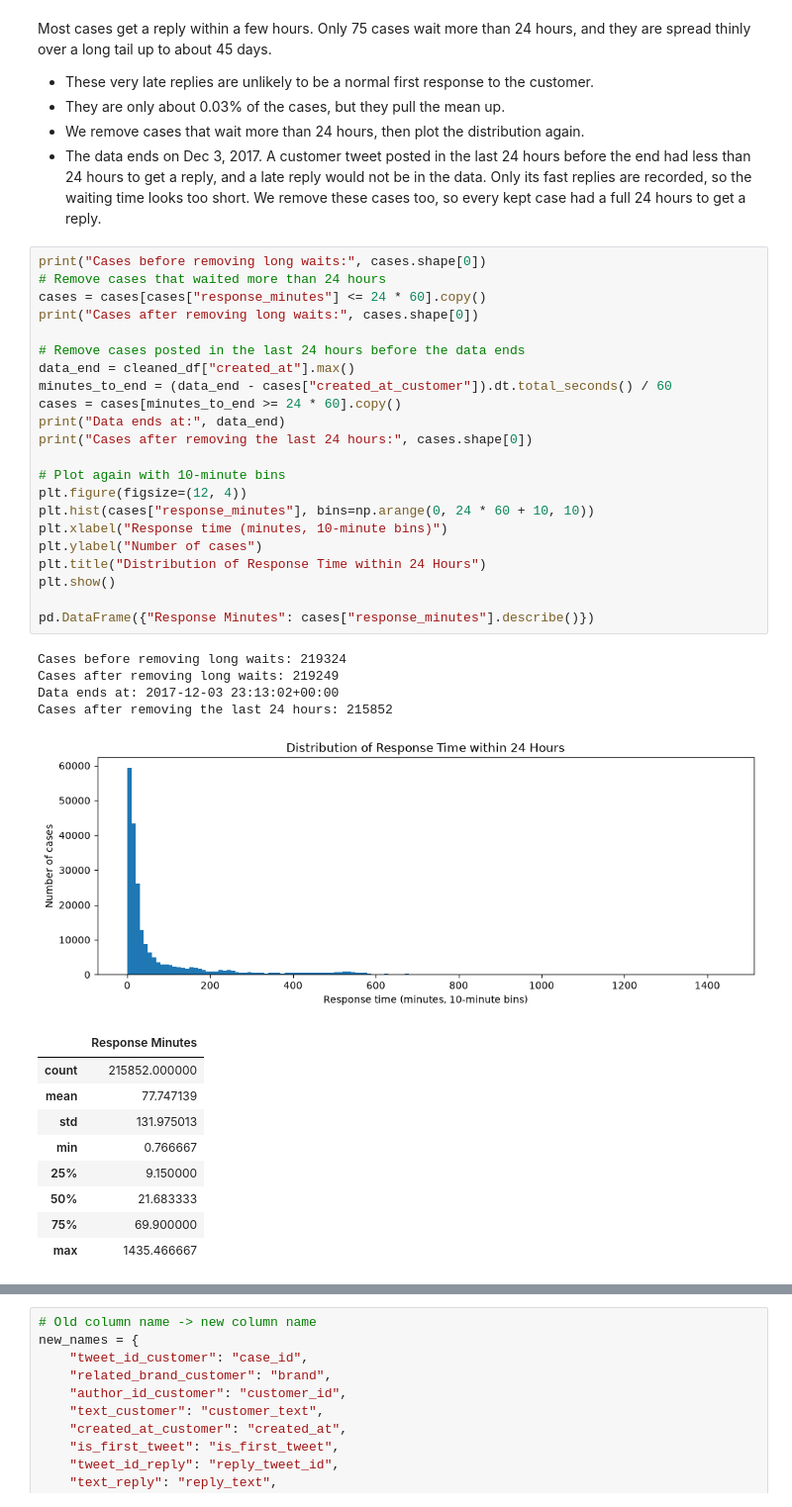
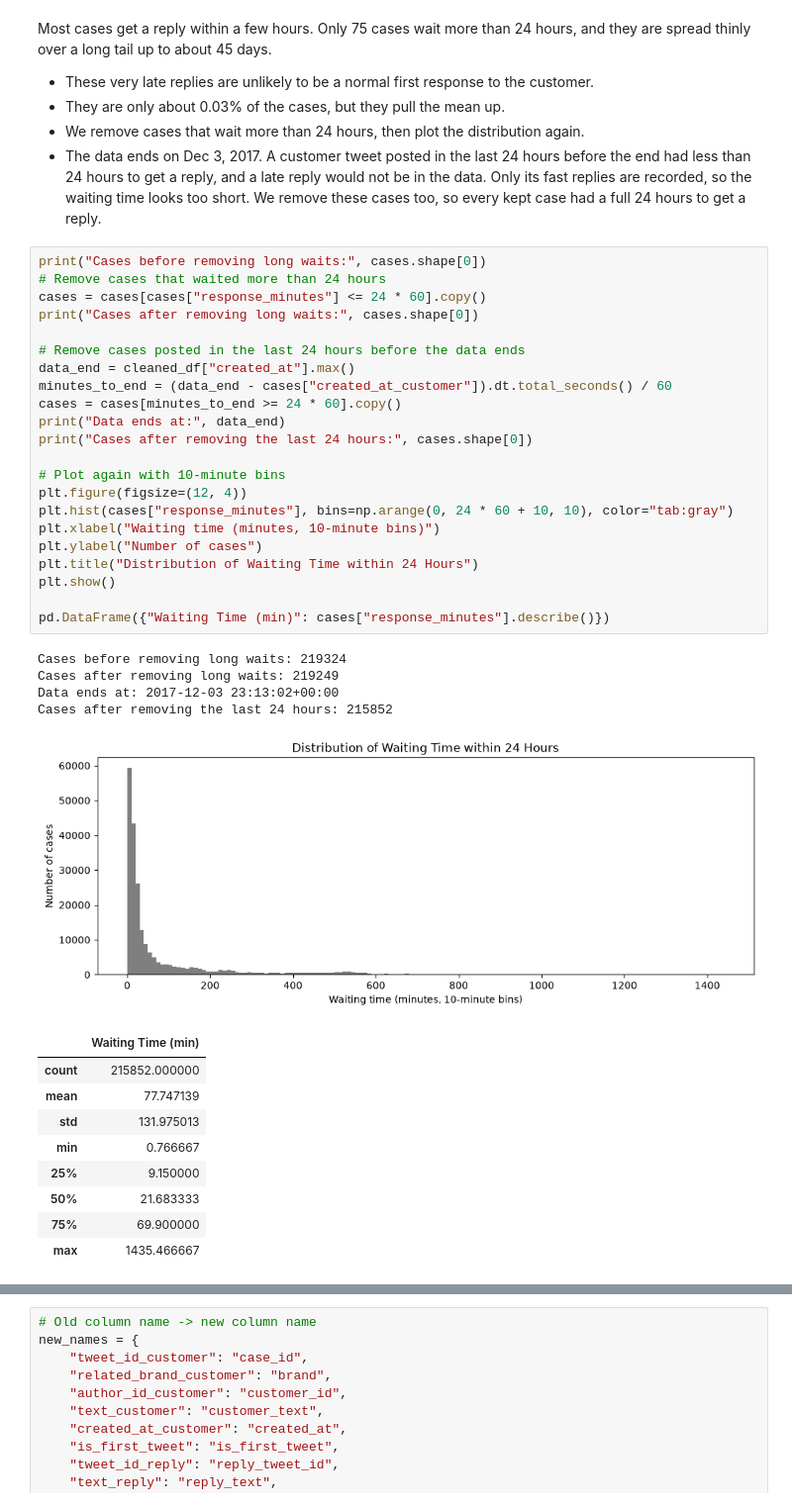
Before and after one commit to Shengyuan-Liu/CustomerSupportAnalysis, a Jupyter notebook: main.ipynb, the cells around one changed output, grey strips where cells are left out. Shown at 99% size. Cells and saved outputs as stored; diff of their text form.

```diff
--- a/main.ipynb
+++ b/main.ipynb
@@ -467,32 +470,32 @@ Most cases get a reply within a few hours. Only 75 cases wait more than 24 hours
 # %%
 print("Cases before removing long waits:", cases.shape[0])
 # Remove cases that waited more than 24 hours
 cases = cases[cases["response_minutes"] <= 24 * 60].copy()
 print("Cases after removing long waits:", cases.shape[0])
 
 # Remove cases posted in the last 24 hours before the data ends
 data_end = cleaned_df["created_at"].max()
 minutes_to_end = (data_end - cases["created_at_customer"]).dt.total_seconds() / 60
 cases = cases[minutes_to_end >= 24 * 60].copy()
 print("Data ends at:", data_end)
 print("Cases after removing the last 24 hours:", cases.shape[0])
 
 # Plot again with 10-minute bins
 plt.figure(figsize=(12, 4))
-plt.hist(cases["response_minutes"], bins=np.arange(0, 24 * 60 + 10, 10))
-plt.xlabel("Response time (minutes, 10-minute bins)")
+plt.hist(cases["response_minutes"], bins=np.arange(0, 24 * 60 + 10, 10), color="tab:gray")
+plt.xlabel("Waiting time (minutes, 10-minute bins)")
 plt.ylabel("Number of cases")
-plt.title("Distribution of Response Time within 24 Hours")
+plt.title("Distribution of Waiting Time within 24 Hours")
 plt.show()
 
-pd.DataFrame({"Response Minutes": cases["response_minutes"].describe()})
+pd.DataFrame({"Waiting Time (min)": cases["response_minutes"].describe()})
 # %% [output]
 Cases before removing long waits: 219324
 Cases after removing long waits: 219249
 Data ends at: 2017-12-03 23:13:02+00:00
 Cases after removing the last 24 hours: 215852
-[figure, old version]
+[figure, new version]
-|  | Response Minutes |
+|  | Waiting Time (min) |
 | count | 215852.000000 |
 | mean | 77.747139 |
 | std | 131.975013 |
```
Also changed, not shown: parts of 153 cells of this notebook, 1 other file.
